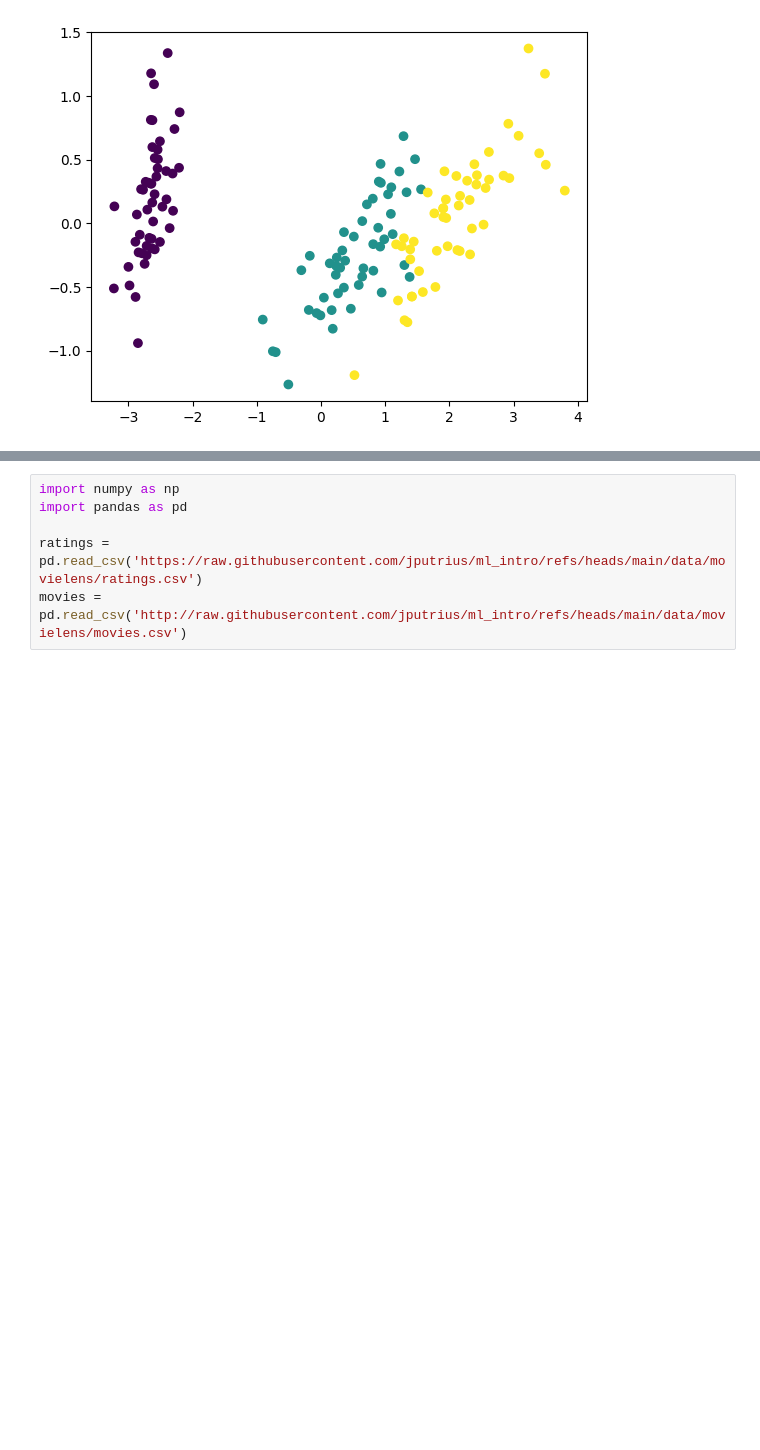
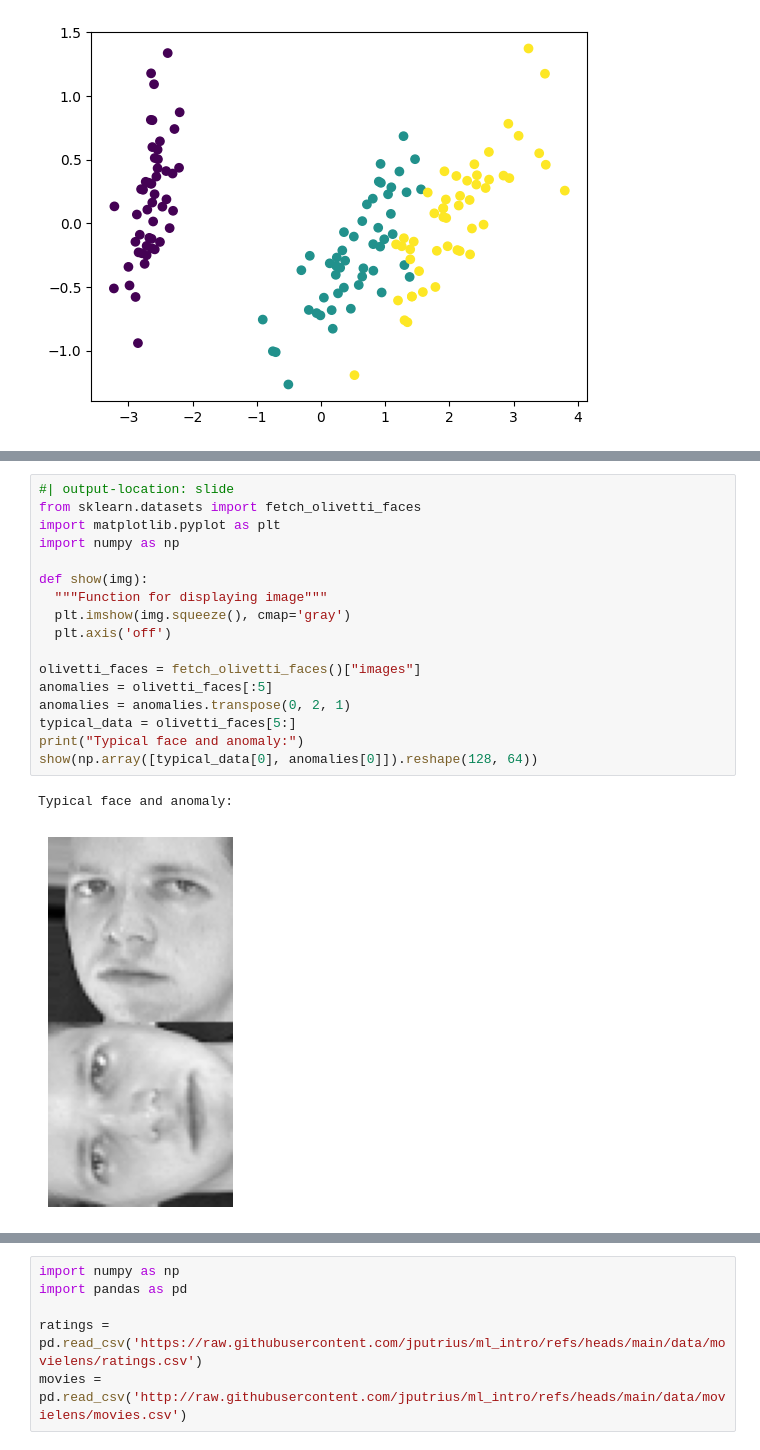
Before and after one commit to jputrius/ml_intro, a Jupyter notebook: chapters/01_singular_value_decomposition.ipynb, the cells around one changed output, grey strips where cells are left out. Saved outputs shown, nothing was run; the diff lists cells and outputs as text; blank space fills up the shorter version.

```diff
--- a/chapters/01_singular_value_decomposition.ipynb
+++ b/chapters/01_singular_value_decomposition.ipynb
@@ -279,0 +549,20 @@ plt.scatter(X_compressed.T[0], X_compressed.T[1], c=Y)
+# %%
+#| output-location: slide
+from sklearn.datasets import fetch_olivetti_faces
+import matplotlib.pyplot as plt
+import numpy as np
+
+def show(img):
+  """Function for displaying image"""
+  plt.imshow(img.squeeze(), cmap='gray')
+  plt.axis('off')
+
+olivetti_faces = fetch_olivetti_faces()["images"]
+anomalies = olivetti_faces[:5]
+anomalies = anomalies.transpose(0, 2, 1)
+typical_data = olivetti_faces[5:]
+print("Typical face and anomaly:")
+show(np.array([typical_data[0], anomalies[0]]).reshape(128, 64))
+# %% [output]
+Typical face and anomaly:
+[figure, added]
```
Also changed, not shown: parts of 9 cells of this notebook, 1 other file.
